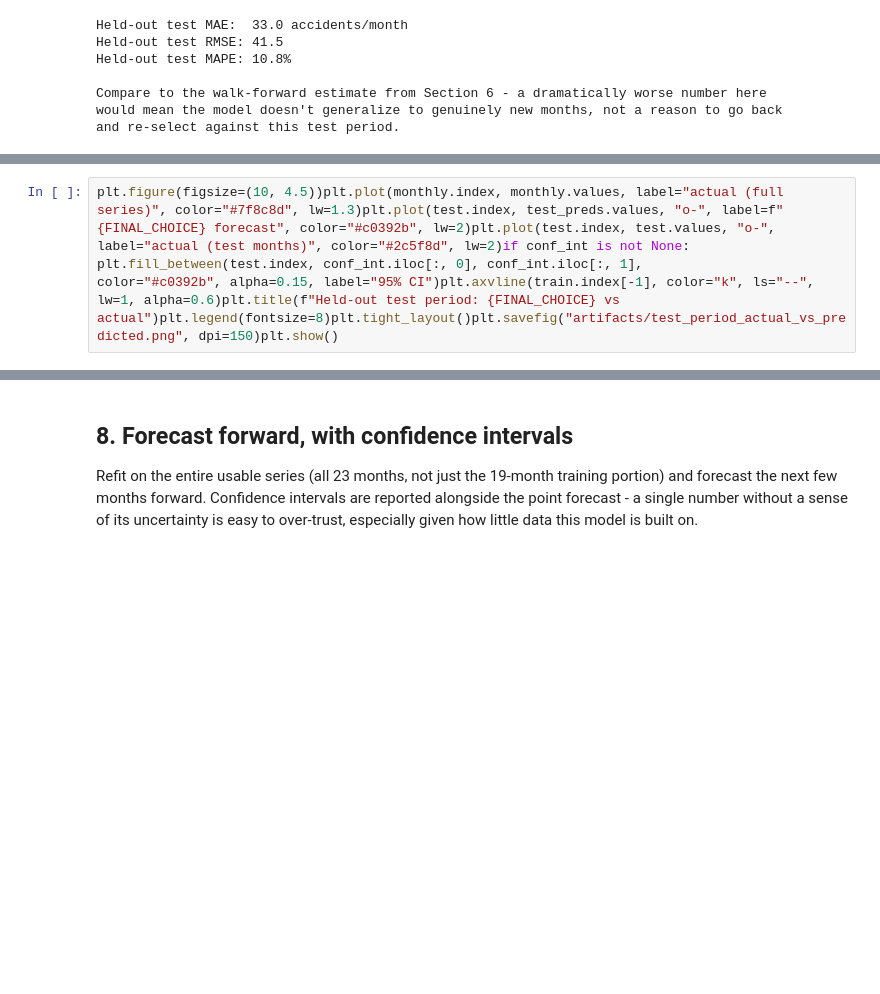
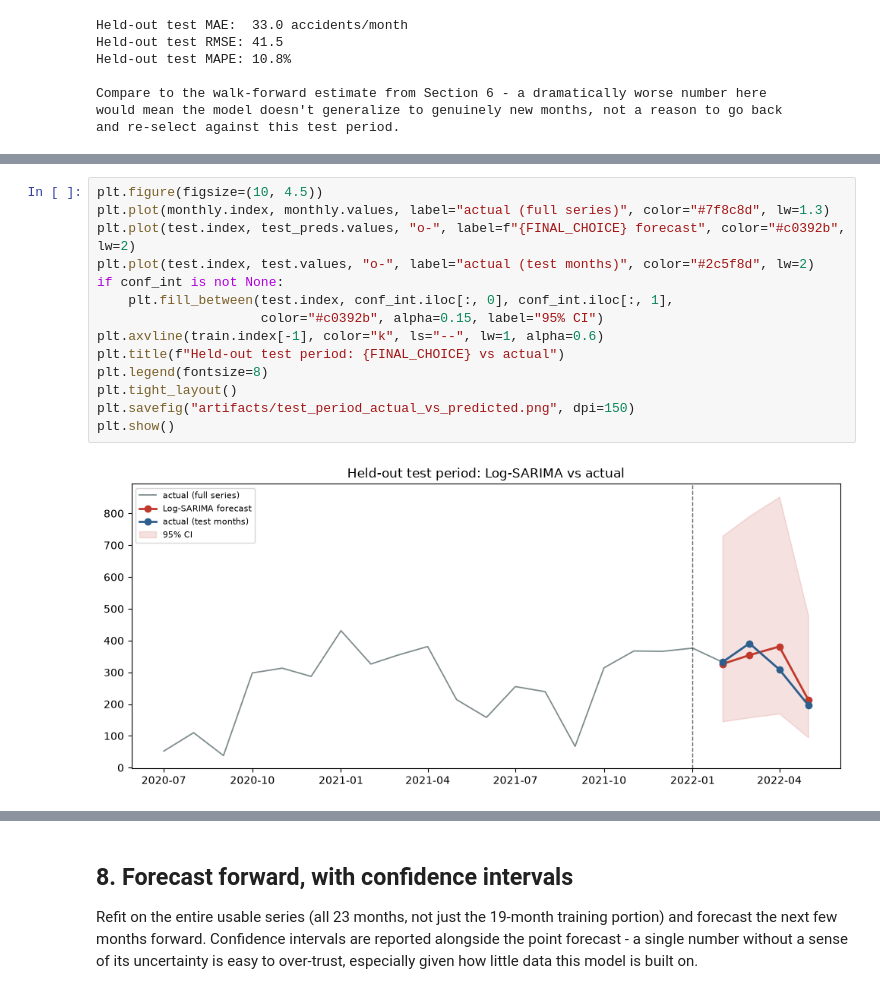
Before and after one commit to Abaiyan-27/Group-01---Notebooks, a Jupyter notebook: Notebooks/Accident_Forecasting_Model.ipynb, the cells around one changed output, grey strips where cells are left out. Drawn from its saved outputs; the diff is of its cells as text; blank space fills up the shorter version.

```diff
--- a/Notebooks/Accident_Forecasting_Model.ipynb
+++ b/Notebooks/Accident_Forecasting_Model.ipynb
@@ -441,5 +667,19 @@ from statsmodels.stats.diagnostic import acorr_ljungboxif FINAL_CHOICE in ("SARI
 # %%
-plt.figure(figsize=(10, 4.5))plt.plot(monthly.index, monthly.values, label="actual (full series)", color="#7f8c8d", lw=1.3)plt.plot(test.index, test_preds.values, "o-", label=f"{FINAL_CHOICE} forecast", color="#c0392b", lw=2)plt.plot(test.index, test.values, "o-", label="actual (test months)", color="#2c5f8d", lw=2)if conf_int is not None:    plt.fill_between(test.index, conf_int.iloc[:, 0], conf_int.iloc[:, 1],                     color="#c0392b", alpha=0.15, label="95% CI")plt.axvline(train.index[-1], color="k", ls="--", lw=1, alpha=0.6)plt.title(f"Held-out test period: {FINAL_CHOICE} vs actual")plt.legend(fontsize=8)plt.tight_layout()plt.savefig("artifacts/test_period_actual_vs_predicted.png", dpi=150)plt.show()
+plt.figure(figsize=(10, 4.5))
+plt.plot(monthly.index, monthly.values, label="actual (full series)", color="#7f8c8d", lw=1.3)
+plt.plot(test.index, test_preds.values, "o-", label=f"{FINAL_CHOICE} forecast", color="#c0392b", lw=2)
+plt.plot(test.index, test.values, "o-", label="actual (test months)", color="#2c5f8d", lw=2)
+if conf_int is not None:
+    plt.fill_between(test.index, conf_int.iloc[:, 0], conf_int.iloc[:, 1],
+                     color="#c0392b", alpha=0.15, label="95% CI")
+plt.axvline(train.index[-1], color="k", ls="--", lw=1, alpha=0.6)
+plt.title(f"Held-out test period: {FINAL_CHOICE} vs actual")
+plt.legend(fontsize=8)
+plt.tight_layout()
+plt.savefig("artifacts/test_period_actual_vs_predicted.png", dpi=150)
+plt.show()
+# %% [output]
+[figure, added]
 # %%
 plt.figure(figsize=(11, 5))
 plt.plot(train.index, train.values, label='Train', marker='o')
```
Also changed, not shown: parts of 10 cells of this notebook, 35 other files.
